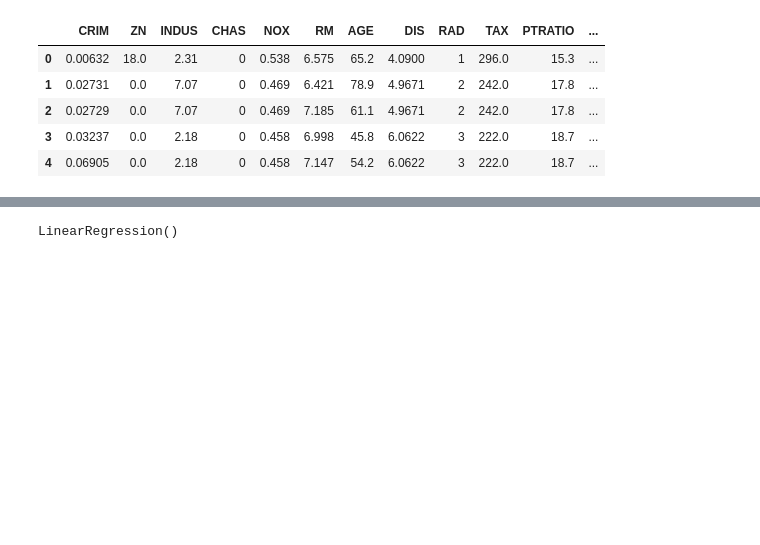
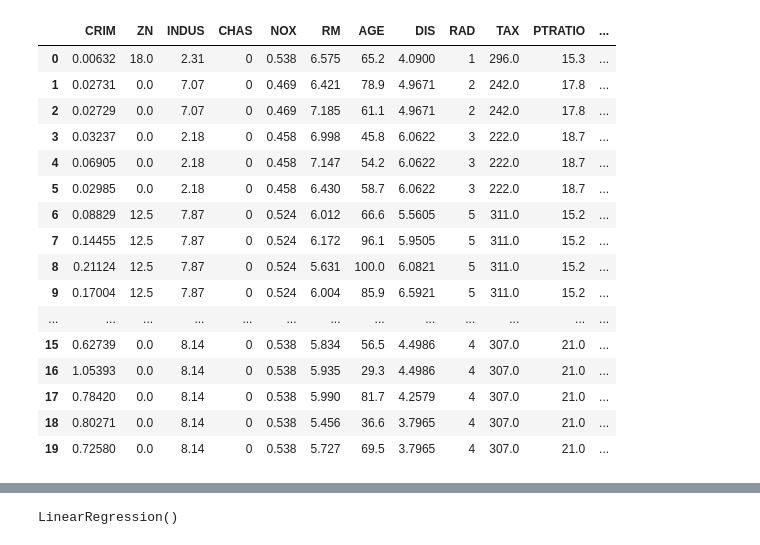
Before and after one commit to Punja007/Machine-Learning, a Jupyter notebook: Linear Regression/polynomial_regresion.ipynb, the cells around one changed output, grey strips where cells are left out. Drawn from its saved outputs; the diff is of its cells as text; code cells hidden in the pictures; blank space fills up the shorter version.

```diff
--- a/Linear Regression/polynomial_regresion.ipynb
+++ b/Linear Regression/polynomial_regresion.ipynb
@@ -8,14 +8,25 @@ from sklearn.linear_model import LinearRegression
 from sklearn.metrics import mean_absolute_error, mean_squared_error, r2_score
 # %%
 df = pd.read_csv('boston_house.csv')
-df.head()
+df.head(20)
 # %% [output]
 |  | CRIM | ZN | INDUS | CHAS | NOX | RM | AGE | DIS | RAD | TAX | PTRATIO | ... |
 | 0 | 0.00632 | 18.0 | 2.31 | 0 | 0.538 | 6.575 | 65.2 | 4.0900 | 1 | 296.0 | 15.3 | ... |
 | 1 | 0.02731 | 0.0 | 7.07 | 0 | 0.469 | 6.421 | 78.9 | 4.9671 | 2 | 242.0 | 17.8 | ... |
 | 2 | 0.02729 | 0.0 | 7.07 | 0 | 0.469 | 7.185 | 61.1 | 4.9671 | 2 | 242.0 | 17.8 | ... |
 | 3 | 0.03237 | 0.0 | 2.18 | 0 | 0.458 | 6.998 | 45.8 | 6.0622 | 3 | 222.0 | 18.7 | ... |
 | 4 | 0.06905 | 0.0 | 2.18 | 0 | 0.458 | 7.147 | 54.2 | 6.0622 | 3 | 222.0 | 18.7 | ... |
+| 5 | 0.02985 | 0.0 | 2.18 | 0 | 0.458 | 6.430 | 58.7 | 6.0622 | 3 | 222.0 | 18.7 | ... |
+| 6 | 0.08829 | 12.5 | 7.87 | 0 | 0.524 | 6.012 | 66.6 | 5.5605 | 5 | 311.0 | 15.2 | ... |
+| 7 | 0.14455 | 12.5 | 7.87 | 0 | 0.524 | 6.172 | 96.1 | 5.9505 | 5 | 311.0 | 15.2 | ... |
+| 8 | 0.21124 | 12.5 | 7.87 | 0 | 0.524 | 5.631 | 100.0 | 6.0821 | 5 | 311.0 | 15.2 | ... |
+| 9 | 0.17004 | 12.5 | 7.87 | 0 | 0.524 | 6.004 | 85.9 | 6.5921 | 5 | 311.0 | 15.2 | ... |
+| ... | ... | ... | ... | ... | ... | ... | ... | ... | ... | ... | ... | ... |
+| 15 | 0.62739 | 0.0 | 8.14 | 0 | 0.538 | 5.834 | 56.5 | 4.4986 | 4 | 307.0 | 21.0 | ... |
+| 16 | 1.05393 | 0.0 | 8.14 | 0 | 0.538 | 5.935 | 29.3 | 4.4986 | 4 | 307.0 | 21.0 | ... |
+| 17 | 0.78420 | 0.0 | 8.14 | 0 | 0.538 | 5.990 | 81.7 | 4.2579 | 4 | 307.0 | 21.0 | ... |
+| 18 | 0.80271 | 0.0 | 8.14 | 0 | 0.538 | 5.456 | 36.6 | 3.7965 | 4 | 307.0 | 21.0 | ... |
+| 19 | 0.72580 | 0.0 | 8.14 | 0 | 0.538 | 5.727 | 69.5 | 3.7965 | 4 | 307.0 | 21.0 | ... |
 # %%
 y = df.pop('MEDV')
 # %%
```
Also changed, not shown: parts of 1 cell of this notebook, 3 other files.
